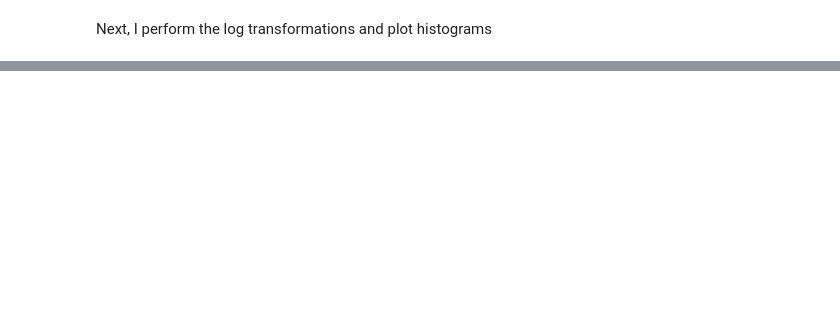
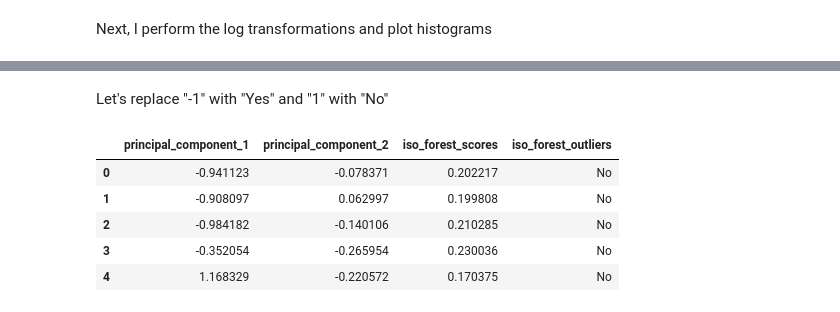
Before and after one commit to youngdataspace/Detect-Outliers-Using-Isolation-Forest, a Jupyter notebook: detect_outliers.ipynb, the cells around one changed output, grey strips where cells are left out. Saved outputs shown, nothing was run; the diff lists cells and outputs as text; code cells hidden in the pictures; blank space fills up the shorter version.

```diff
--- a/detect_outliers.ipynb
+++ b/detect_outliers.ipynb
@@ -300,0 +253,15 @@ NameError: name 'PCA' is not defined
+# %% [markdown]
+Let's replace "-1" with "Yes" and "1" with "No"
+# %%
+# Replace "-1" with "Yes" and "1" with "No"
+pca_df['iso_forest_outliers'] = pca_df['iso_forest_outliers'].replace([-1, 1], ["Yes", "No"])
+
+# Print the first 5 firms
+pca_df.head()
+# %% [output]
+|  | principal_component_1 | principal_component_2 | iso_forest_scores | iso_forest_outliers |
+| 0 | -0.941123 | -0.078371 | 0.202217 | No |
+| 1 | -0.908097 | 0.062997 | 0.199808 | No |
+| 2 | -0.984182 | -0.140106 | 0.210285 | No |
+| 3 | -0.352054 | -0.265954 | 0.230036 | No |
+| 4 | 1.168329 | -0.220572 | 0.170375 | No |
```
Also changed, not shown: parts of 61 cells of this notebook.
